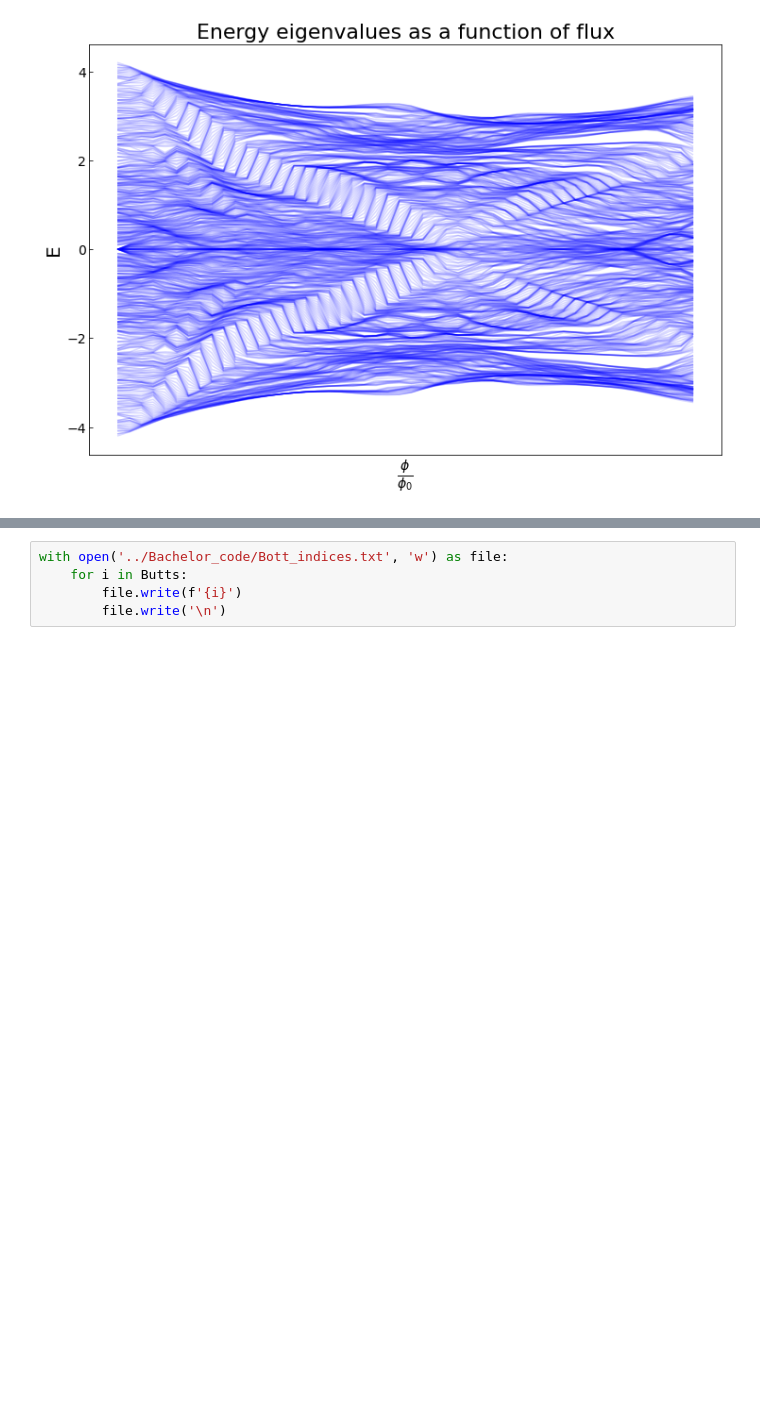
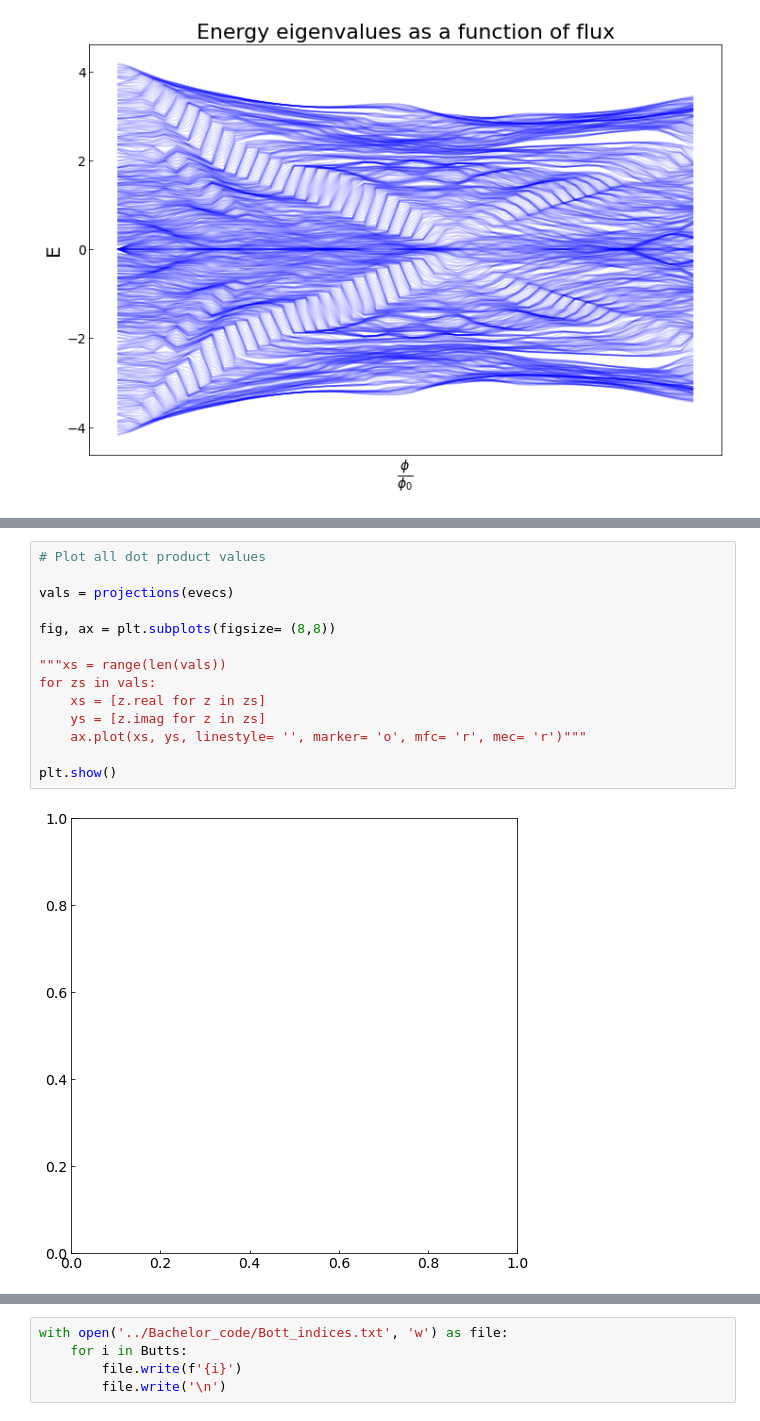
Before and after one commit to Kroghski/Bachelor, a Jupyter notebook: Bachelor_code/AB_new_workfile.ipynb, the cells around one changed output, grey strips where cells are left out. Saved outputs shown, nothing was run; the diff lists cells and outputs as text; blank space fills up the shorter version.

```diff
--- a/Bachelor_code/AB_new_workfile.ipynb
+++ b/Bachelor_code/AB_new_workfile.ipynb
@@ -282,0 +316,16 @@ KeyboardInterrupt:
+# %%
+# Plot all dot product values
+
+vals = projections(evecs)
+
+fig, ax = plt.subplots(figsize= (8,8))
+
+"""xs = range(len(vals))
+for zs in vals:
+    xs = [z.real for z in zs]
+    ys = [z.imag for z in zs]
+    ax.plot(xs, ys, linestyle= '', marker= 'o', mfc= 'r', mec= 'r')"""
+
+plt.show()
+# %% [output]
+[figure, added]
```
Also changed, not shown: parts of 6 cells of this notebook, 1 other file.
